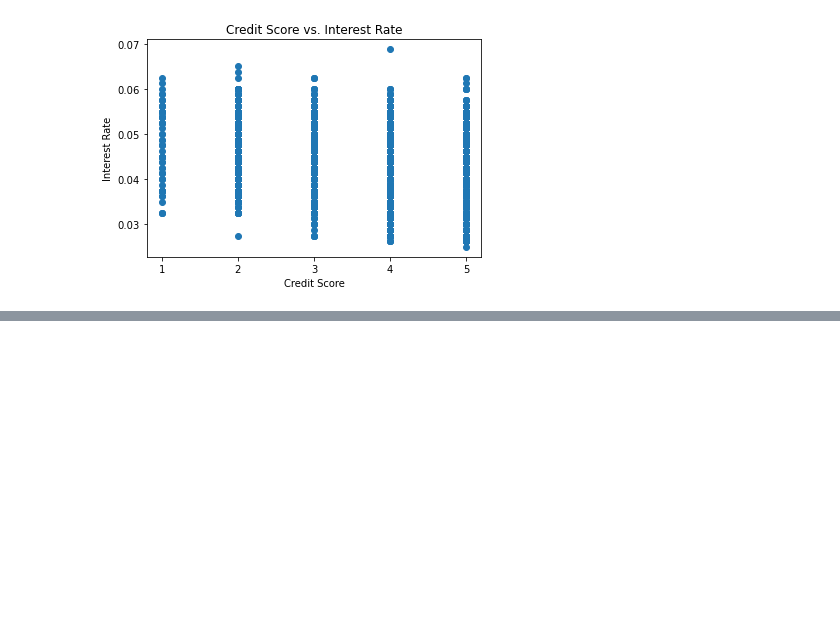
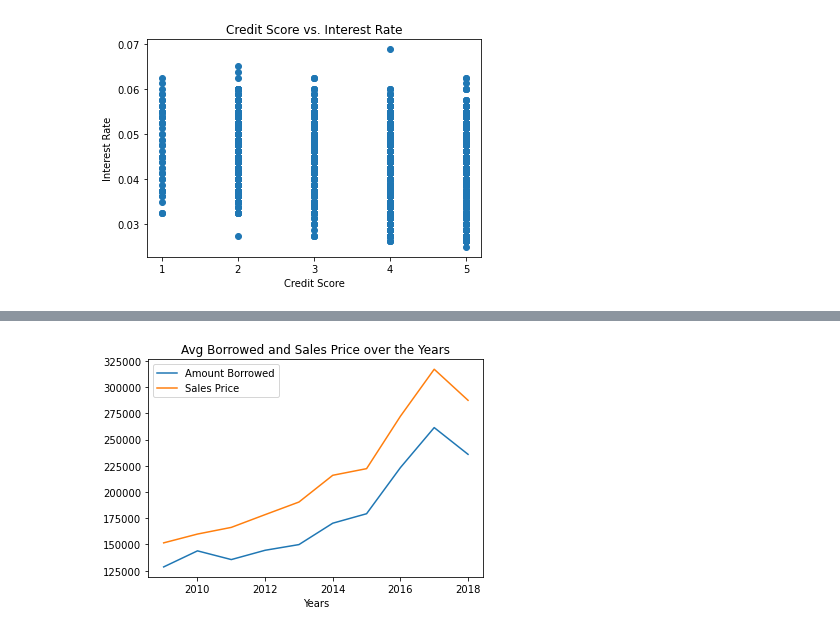
Before and after one commit to bmkennedyii/Project_1, a Jupyter notebook: Graphs.ipynb, the cells around one changed output, grey strips where cells are left out. Cells and saved outputs as stored; diff of their text form; code cells hidden in the pictures; blank space fills up the shorter version.

```diff
--- a/Graphs.ipynb
+++ b/Graphs.ipynb
@@ -318,0 +337,18 @@ plt.show()
+# %%
+df["Borrowed"]= (df["Amount"]* df["LTV"])
+years_grouped= df.groupby("Year")
+x_axis= years_grouped["Year"].unique()
+amount = years_grouped["Amount"].mean()
+borrowed_mean= years_grouped["Borrowed"].mean()
+#Plot
+plt.plot(x_axis, borrowed_mean, label ="Amount Borrowed")
+plt.plot(x_axis, amount, label ="Sales Price")
+plt.xlabel('Years')
+# Set a title of the current axes.
+plt.title('Avg Borrowed and Sales Price over the Years')
+# show a legend on the plot
+plt.legend()
+# Display a figure.
+plt.show()
+# %% [output]
+[figure, added]
```
Also changed, not shown: parts of 13 cells of this notebook.
